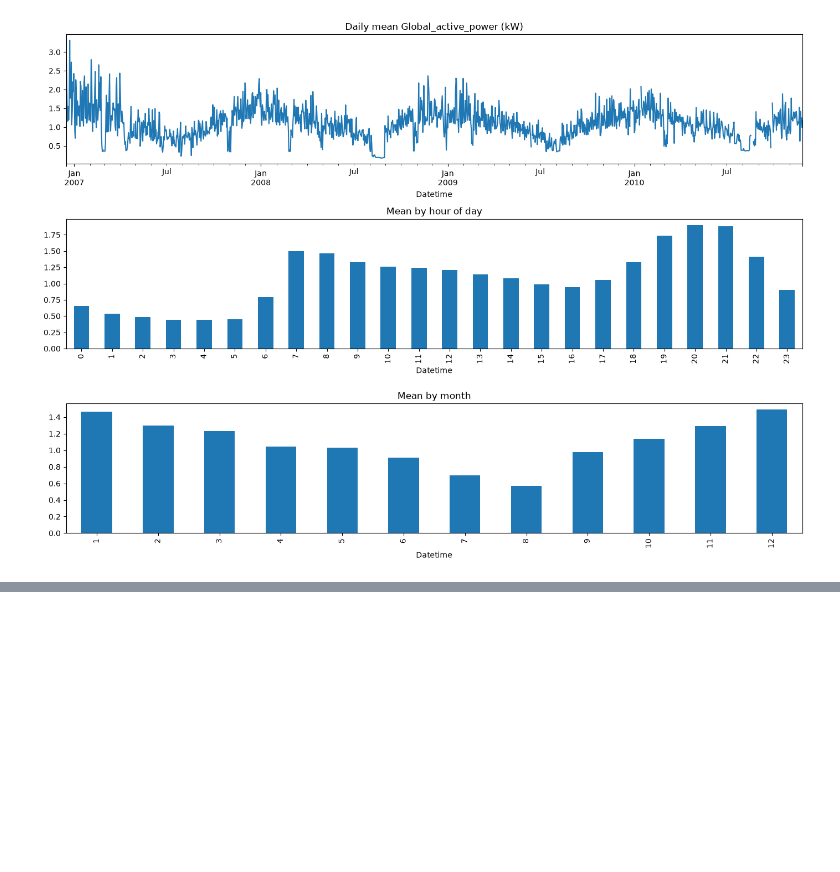
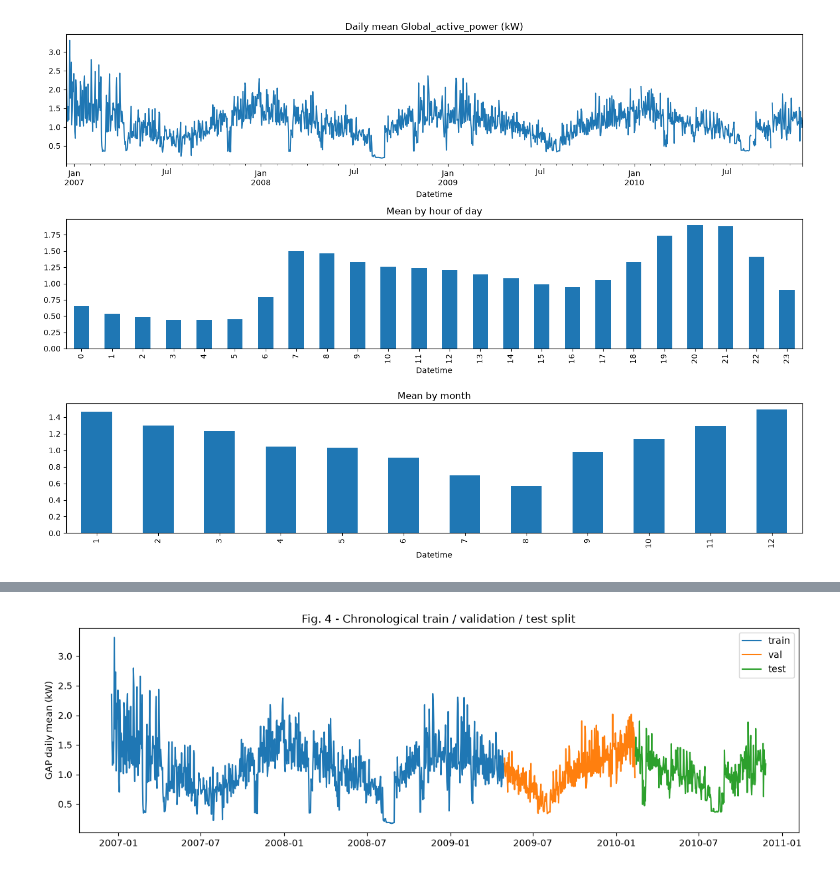
Before and after one commit to jonas703/AISE4010, a Jupyter notebook: AISE4010_Project_Group11.ipynb, the cells around one changed output, grey strips where cells are left out. Cells and saved outputs as stored; diff of their text form; code cells hidden in the pictures; blank space fills up the shorter version.

```diff
--- a/AISE4010_Project_Group11.ipynb
+++ b/AISE4010_Project_Group11.ipynb
@@ -132,0 +345,16 @@ plt.show()
+# %%
+features = hourly.copy()
+features['hour_sin'] = np.sin(2 * np.pi * features.index.hour / 24)
+features['hour_cos'] = np.cos(2 * np.pi * features.index.hour / 24)
+features['dow_sin'] = np.sin(2 * np.pi * features.index.dayofweek / 7)
+features['dow_cos'] = np.cos(2 * np.pi * features.index.dayofweek / 7)
+FEATURES = list(features.columns)
+TARGET_IDX = FEATURES.index(TARGET)
+
+n = len(features)
+train_end, val_end = int(n * 0.6), int(n * 0.8)
+splits = {'train': (0, train_end), 'val': (train_end, val_end), 'test': (val_end, n)}
+
+pd.DataFrame([{'split': s, 'start': features.index[a], 'end': features.index[b - 1], 'hours': b - a,
+               'imputed %': round(imputed.iloc[a:b].mean() * 100, 2)}
+              for s, (a, b) in splits.items()]).set_index('split')
@@ -132,0 +367,11 @@ plt.show()
+# %%
+fig, ax = plt.subplots(figsize=(14, 4))
+daily = features[TARGET].resample('D').mean()
+for s, (a, b) in splits.items():
+    part = daily.loc[features.index[a]:features.index[b - 1]]
+    ax.plot(part.index, part, label=s)
+ax.set(ylabel='GAP daily mean (kW)', title='Fig. 4 - Chronological train / validation / test split')
+ax.legend()
+plt.show()
+# %% [output]
+[figure, added]
```
Also changed, not shown: parts of 29 cells of this notebook, 3 other files.
